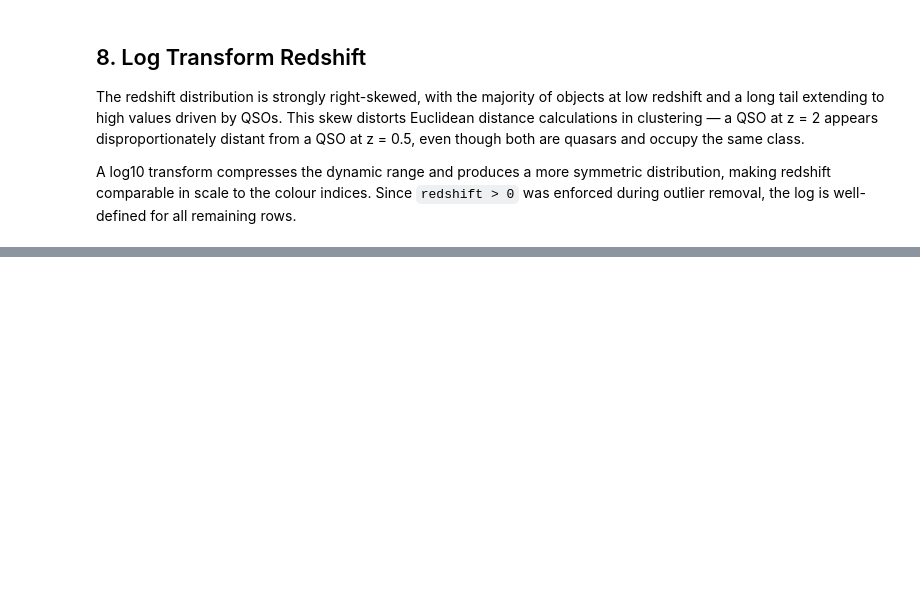
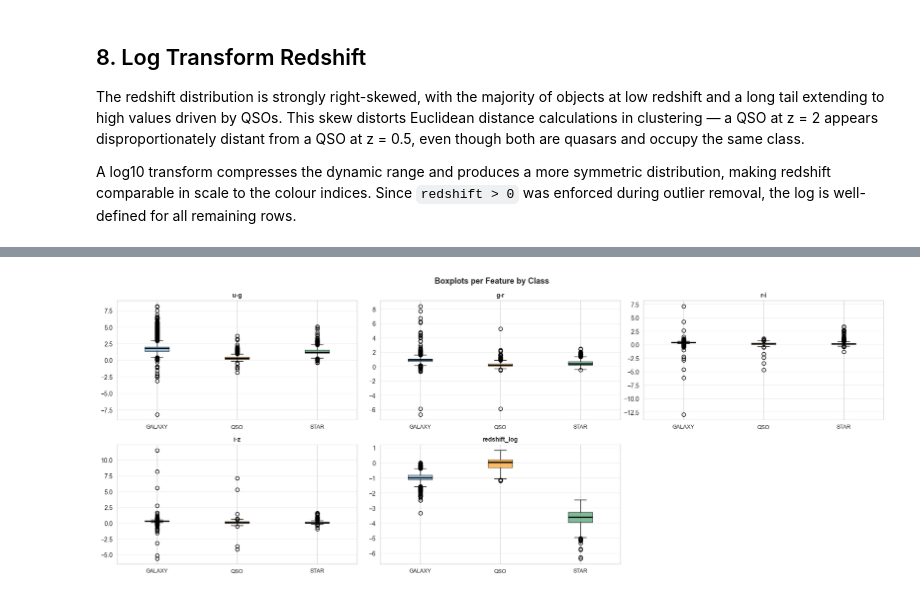
Before and after one commit to DaerenKim/IT1244-Astral-Sentiment-Analysis-Clustering, a Jupyter notebook: astral_eda.ipynb, the cells around one changed output, grey strips where cells are left out. Drawn from its saved outputs; the diff is of its cells as text; code cells hidden in the pictures; blank space fills up the shorter version.

```diff
--- a/astral_eda.ipynb
+++ b/astral_eda.ipynb
@@ -214,0 +283,24 @@ Final columns: ['objid', 'class', 'u-g', 'g-r', 'r-i', 'i-z', 'u-z', 'g-z', 'red
+# %%
+# Boxplots — shows spread, median, and outlier extent per feature
+fig, axes = plt.subplots(2, 3, figsize=(18, 7))
+axes = axes.flatten()
+
+for i, col in enumerate(feat_cols):
+    ax = axes[i]
+    data_by_class = [df[df['class'] == cls][col].values
+                     for cls in ['GALAXY', 'QSO', 'STAR']]
+    bp = ax.boxplot(data_by_class, patch_artist=True, notch=False,
+                    medianprops={'color': 'black', 'linewidth': 2})
+    for patch, color in zip(bp['boxes'], ['steelblue', 'darkorange', 'seagreen']):
+        patch.set_facecolor(color)
+        patch.set_alpha(0.6)
+    ax.set_xticklabels(['GALAXY', 'QSO', 'STAR'], fontsize=9)
+    ax.set_title(col, fontsize=10, fontweight='bold')
+    ax.grid(True, alpha=0.3, axis='y')
+
+axes[-1].set_visible(False)
+plt.suptitle('Boxplots per Feature by Class', fontsize=13, fontweight='bold')
+plt.tight_layout()
+plt.show()
+# %% [output]
+[figure, added]
```
Also changed, not shown: parts of 13 cells of this notebook, 11 other files.
